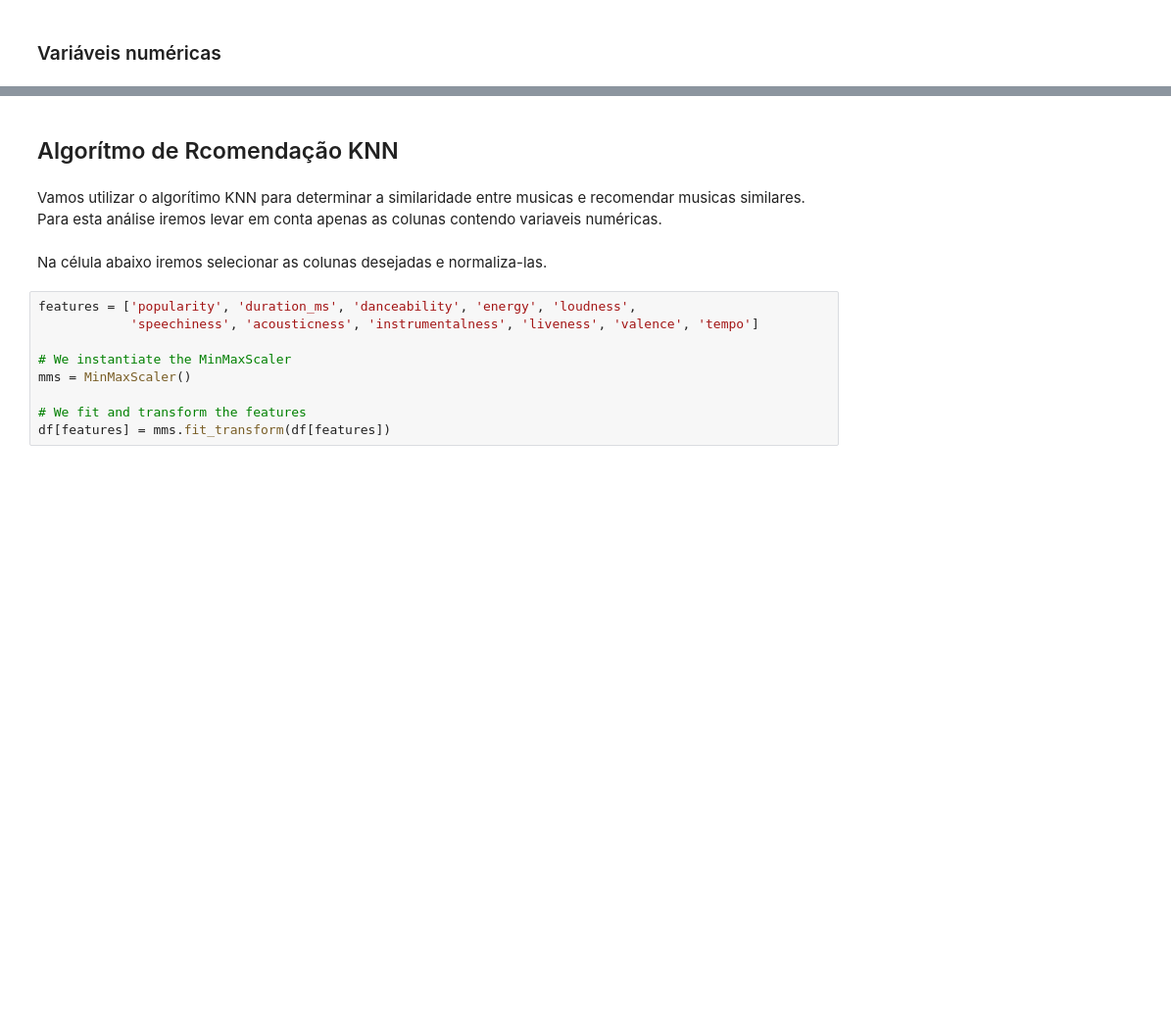
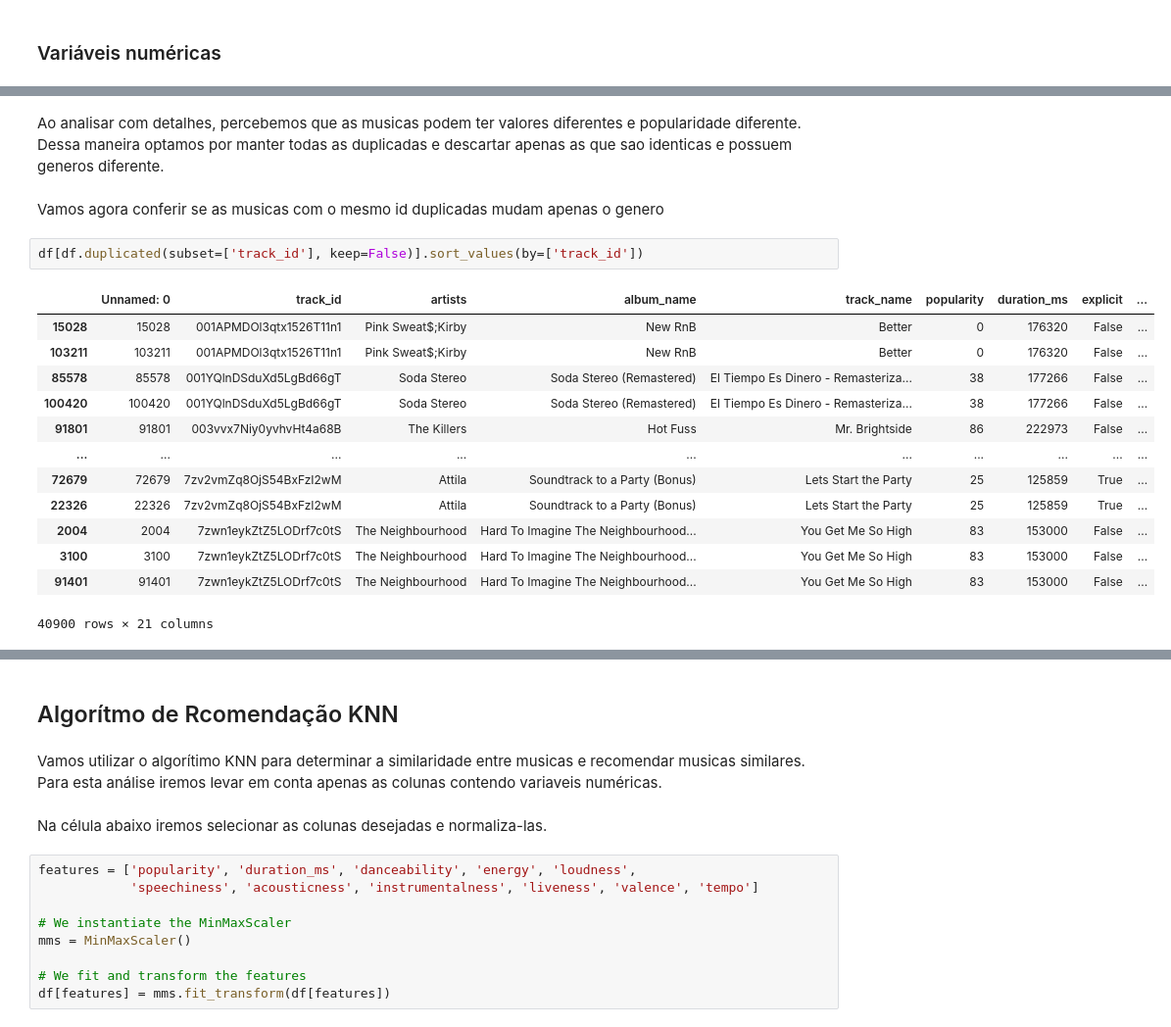
Before and after one commit to felipeschiavinato/projeto-final-ml, a Jupyter notebook: modelo.ipynb, the cells around one changed output, grey strips where cells are left out. Shown at 98% size. Drawn from its saved outputs; the diff is of its cells as text; blank space fills up the shorter version.

```diff
--- a/modelo.ipynb
+++ b/modelo.ipynb
@@ -88,0 +217,20 @@ for column in copy.drop(['Unnamed: 0','track_id', 'artists', 'album_name', 'trac
+# %% [markdown]
+Ao analisar com detalhes, percebemos que as musicas podem ter valores diferentes e popularidade diferente. Dessa maneira optamos por manter todas as duplicadas e descartar apenas as que sao identicas e possuem generos diferente.
+# %% [markdown]
+Vamos agora conferir se as musicas com o mesmo id duplicadas mudam apenas o genero
+# %%
+df[df.duplicated(subset=['track_id'], keep=False)].sort_values(by=['track_id'])
+# %% [output]
+|  | Unnamed: 0 | track_id | artists | album_name | track_name | popularity | duration_ms | explicit | ... |
+| 15028 | 15028 | 001APMDOl3qtx1526T11n1 | Pink Sweat$;Kirby | New RnB | Better | 0 | 176320 | False | ... |
+| 103211 | 103211 | 001APMDOl3qtx1526T11n1 | Pink Sweat$;Kirby | New RnB | Better | 0 | 176320 | False | ... |
+| 85578 | 85578 | 001YQlnDSduXd5LgBd66gT | Soda Stereo | Soda Stereo (Remastered) | El Tiempo Es Dinero - Remasteriza... | 38 | 177266 | False | ... |
+| 100420 | 100420 | 001YQlnDSduXd5LgBd66gT | Soda Stereo | Soda Stereo (Remastered) | El Tiempo Es Dinero - Remasteriza... | 38 | 177266 | False | ... |
+| 91801 | 91801 | 003vvx7Niy0yvhvHt4a68B | The Killers | Hot Fuss | Mr. Brightside | 86 | 222973 | False | ... |
+| ... | ... | ... | ... | ... | ... | ... | ... | ... | ... |
+| 72679 | 72679 | 7zv2vmZq8OjS54BxFzI2wM | Attila | Soundtrack to a Party (Bonus) | Lets Start the Party | 25 | 125859 | True | ... |
+| 22326 | 22326 | 7zv2vmZq8OjS54BxFzI2wM | Attila | Soundtrack to a Party (Bonus) | Lets Start the Party | 25 | 125859 | True | ... |
+| 2004 | 2004 | 7zwn1eykZtZ5LODrf7c0tS | The Neighbourhood | Hard To Imagine The Neighbourhood... | You Get Me So High | 83 | 153000 | False | ... |
+| 3100 | 3100 | 7zwn1eykZtZ5LODrf7c0tS | The Neighbourhood | Hard To Imagine The Neighbourhood... | You Get Me So High | 83 | 153000 | False | ... |
+| 91401 | 91401 | 7zwn1eykZtZ5LODrf7c0tS | The Neighbourhood | Hard To Imagine The Neighbourhood... | You Get Me So High | 83 | 153000 | False | ... |
+40900 rows × 21 columns
```
Also changed, not shown: parts of 30 cells of this notebook.
